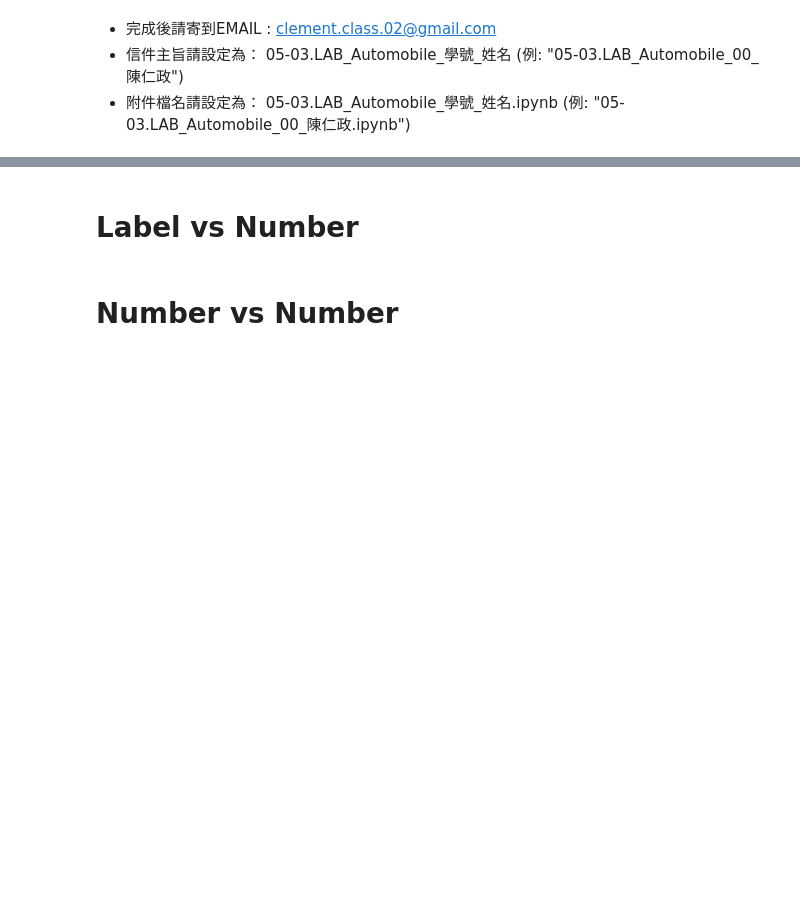
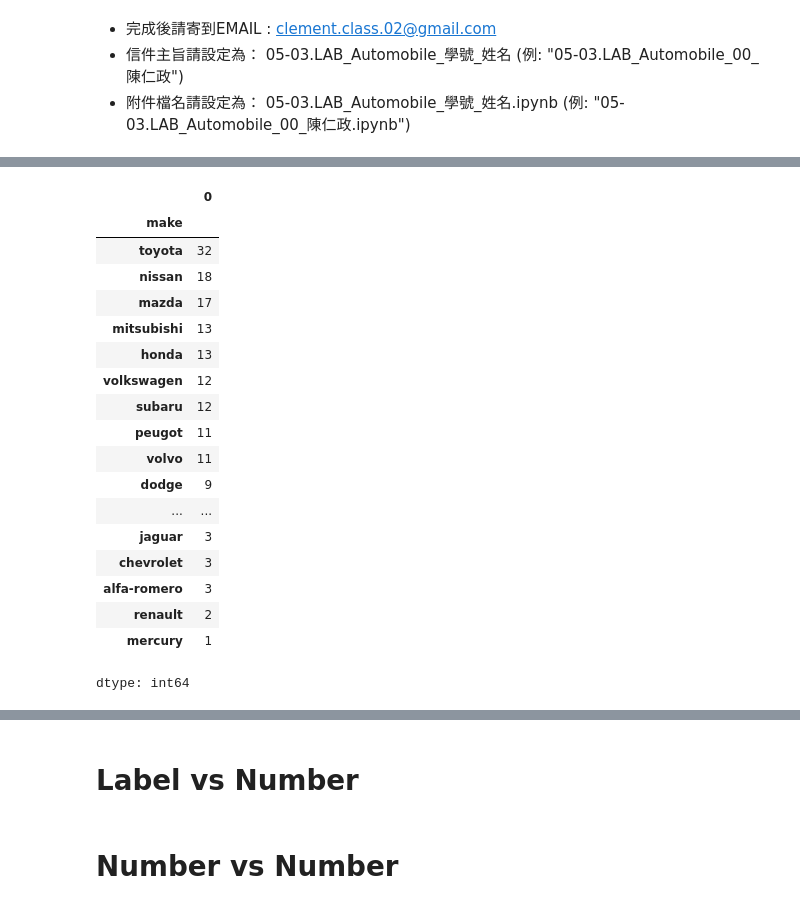
Before and after one commit to Yiting916/data_analysis, a Jupyter notebook: 05-03.LAB_Automobile.ipynb, the cells around one changed output, grey strips where cells are left out. Drawn from its saved outputs; the diff is of its cells as text; code cells hidden in the pictures; blank space fills up the shorter version.

```diff
--- a/05-03.LAB_Automobile.ipynb
+++ b/05-03.LAB_Automobile.ipynb
@@ -24,3 +95,29 @@ data.head(10)
+# %%
+# 那一個廠牌的車子數量最多？
+# # method 1:
+# data['make'].value_counts()
+# method 2:
+data.groupby('make').size().sort_values(ascending=False)
+# %% [output]
+|  | 0 |
+| make |  |
+| toyota | 32 |
+| nissan | 18 |
+| mazda | 17 |
+| mitsubishi | 13 |
+| honda | 13 |
+| volkswagen | 12 |
+| subaru | 12 |
+| peugot | 11 |
+| volvo | 11 |
+| dodge | 9 |
+| ... | ... |
+| jaguar | 3 |
+| chevrolet | 3 |
+| alfa-romero | 3 |
+| renault | 2 |
+| mercury | 1 |
+dtype: int64
 # %%
 # 練習題
 # 哪一種車型(Body-style)的數量最多？
```
Also changed, not shown: parts of 9 cells of this notebook.
